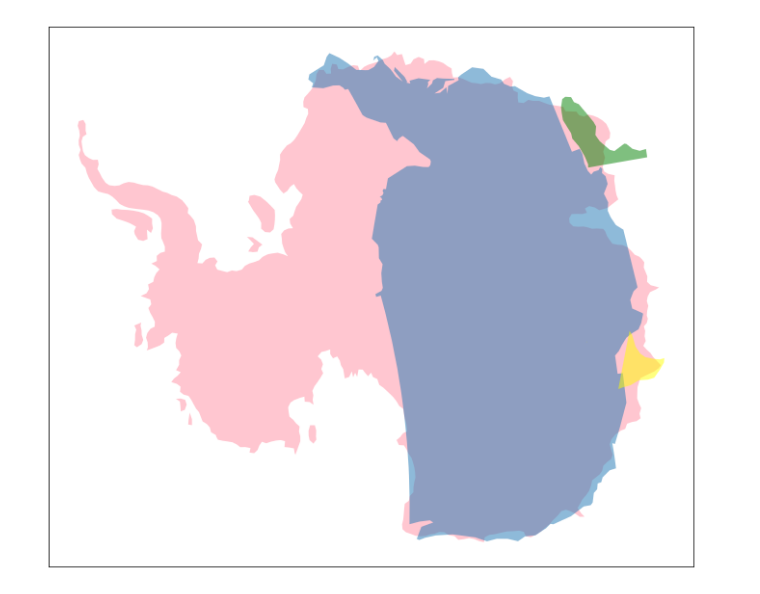
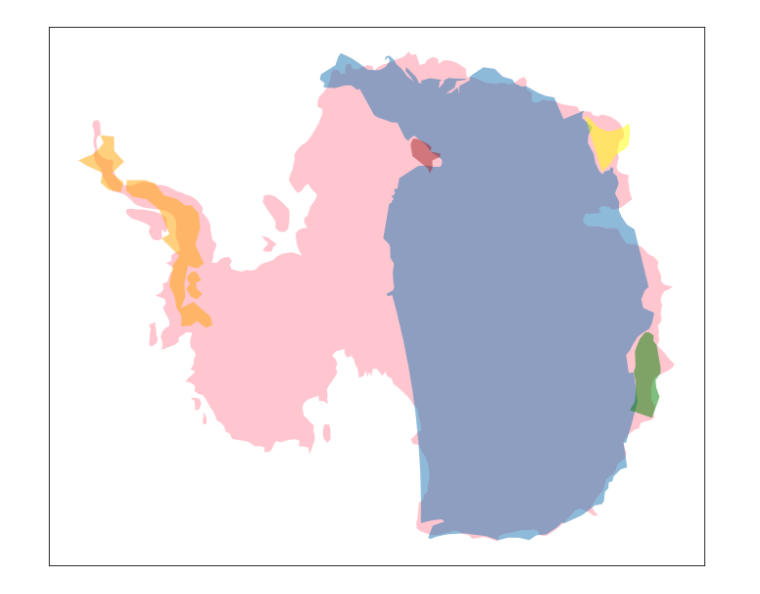
Before and after one commit to raddick/maps, a Jupyter notebook: antarctica/antarctica.ipynb, the cells around one changed output. Drawn from its saved outputs; the diff is of its cells as text; code cells hidden in the pictures.

Commit message:
Added Japan, France, Netherlands

```diff
--- a/antarctica/antarctica.ipynb
+++ b/antarctica/antarctica.ipynb
@@ -41,9 +41,9 @@ bbdf = bbdf.set_geometry('geometry')
 usa = gpd.overlay(usa, bbdf, how='intersection')
 
 
-flswcorner = (-87, 25)
-flnwcorner = (-87, 31)
-flnecorner = (-79, 31)
+flswcorner = (-83.5, 25)
+flnwcorner = (-83.5, 31.5)
+flnecorner = (-79, 31.5)
 flsecorner = (-79, 25)
 
 flpointlist = [flswcorner, flnwcorner, flnecorner, flsecorner, flswcorner]
@@ -71,40 +71,82 @@ txbbdf = txbbdf.set_geometry('geometry')
 tx = gpd.overlay(tx, txbbdf, how='intersection')
 
 usa.crs = {'init' :'epsg:4326'}
 usa = usa.to_crs('+proj=aea +lat_1=29.5 +lat_2=45.5 +lat_0=37.5 +lon_0=-96 +x_0=0 +y_0=0 +ellps=GRS80 +datum=NAD83 +units=m +no_defs')
 fl.crs = {'init' :'epsg:4326'}
 fl = fl.to_crs('+proj=aea +lat_1=29 +lat_2=31 +lat_0=30 +lon_0=-84 +x_0=0 +y_0=0 +datum=NAD83 +units=m +no_defs')
 tx.crs = {'init' :'epsg:4326'}
 tx = tx.to_crs('+proj=aea +lat_1=26.5 +lat_2=28.5 +lat_0=27.5 +lon_0=-96 +x_0=0 +y_0=0 +datum=NAD83 +units=m +no_defs')
 
-xfst = 1200000
+xfst = 1175000
 yfst = -165000
-
 usa.geometry = usa.geometry.apply(lambda x: shapely.affinity.rotate(x, 105))
 usa.geometry = usa.geometry.apply(lambda x: shapely.affinity.translate(x, xoff=xfst, yoff=yfst))
 
-txxfst = 2700000
-txyfst = -600000
-tx.geometry = tx.geometry.apply(lambda x: shapely.affinity.rotate(x, 80))
+txxfst = 2300000
+txyfst = 1400000
+tx.geometry = tx.geometry.apply(lambda x: shapely.affinity.rotate(x, 108))
 tx.geometry = tx.geometry.apply(lambda x: shapely.affinity.translate(x, xoff=txxfst, yoff=txyfst))
 
-flxfst = 2100000
-flyfst = 1700000
-fl.geometry = fl.geometry.apply(lambda x: shapely.affinity.rotate(x, 190))
+flxfst = 2200000
+flyfst = -520000
+fl.geometry = fl.geometry.apply(lambda x: shapely.affinity.rotate(x, 160))
 fl.geometry = fl.geometry.apply(lambda x: shapely.affinity.translate(x, xoff=flxfst, yoff=flyfst))
+
+jp = world[world.index == 'JPN']
+jp.crs = {'init' :'epsg:4326'}
+jp = jp.to_crs('+proj=aea +lat_1=32 +lat_2=42 +lat_0=37 +lon_0=137 +x_0=0 +y_0=0 +ellps=GRS80 +datum=NAD83 +units=m +no_defs')
+jpxfst = -2000000
+jpyfst = 400000
+jp.geometry = jp.geometry.apply(lambda x: shapely.affinity.rotate(x, 71))
+jp.geometry = jp.geometry.apply(lambda x: shapely.affinity.translate(x, xoff=jpxfst, yoff=jpyfst))
+
+fr = world[world.index == 'FRA']
+frswcorner = (-5, 42)
+frnwcorner = (-5, 52)
+frnecorner = (8, 52)
+frsecorner = (8, 42)
+frpointlist = [frswcorner, frnwcorner, frnecorner, frsecorner, frswcorner]
+frpgon = shapely.geometry.Polygon([[p[0], p[1]] for p in frpointlist])
+frbbox = frpgon.envelope
+frbbdf = gpd.GeoDataFrame(gpd.GeoSeries(frbbox), columns=['geometry'])
+frbbdf = frbbdf.set_geometry('geometry')
+
+nl = world[world.index == 'NLD']
+nlswcorner = (3, 51)
+nlnwcorner = (3, 54)
+nlnecorner = (7.5, 54)
+nlsecorner = (7.5, 51)
+nlpointlist = [nlswcorner, nlnwcorner, nlnecorner, nlsecorner, nlswcorner]
+nlpgon = shapely.geometry.Polygon([[p[0], p[1]] for p in nlpointlist])
+nlbbox = nlpgon.envelope
+nlbbdf = gpd.GeoDataFrame(gpd.GeoSeries(nlbbox), columns=['geometry'])
+nlbbdf = nlbbdf.set_geometry('geometry')
+
+nl = gpd.overlay(nl, nlbbdf, how='intersection')
+nl.crs = {'init' :'epsg:4326'}
+nl = nl.to_crs('+proj=aea +lat_1=51 +lat_2=54 +lat_0=52.5 +lon_0=5 +x_0=0 +y_0=0 +ellps=GRS80 +datum=NAD83 +units=m +no_defs')
+nlxfst = 420000
+nlyfst = 1260000
+nl.geometry = nl.geometry.apply(lambda x: shapely.affinity.rotate(x, 72))
+nl.geometry = nl.geometry.apply(lambda x: shapely.affinity.translate(x, xoff=nlxfst, yoff=nlyfst))
+
+
 
 fig, ax = plt.subplots(figsize=(12,12))
 ax.set_aspect('equal')
 
 
 antarctica.plot(ax=ax, alpha=0.9, color='pink')
 usa.plot(ax=ax, alpha=0.5)
 fl.plot(ax=ax, alpha=0.5, color='green')
 tx.plot(ax=ax, alpha=0.5, color='yellow')
+jp.plot(ax=ax, alpha=0.5, color='orange')
+fr.plot(ax=ax, alpha=0.5, color='red')
+nl.plot(ax=ax, alpha=0.5, color='brown')
 
 plt.tick_params(axis='both', which='both', left='off', bottom='off', labelleft='off', labelbottom='off') # labels along the bottom edge are off
 plt.show()
 #usa
-#world.head(1)
+#world[world['name'] == 'Netherlands']
 # %% [output]
-[figure, old version]
+[figure, new version]
```
